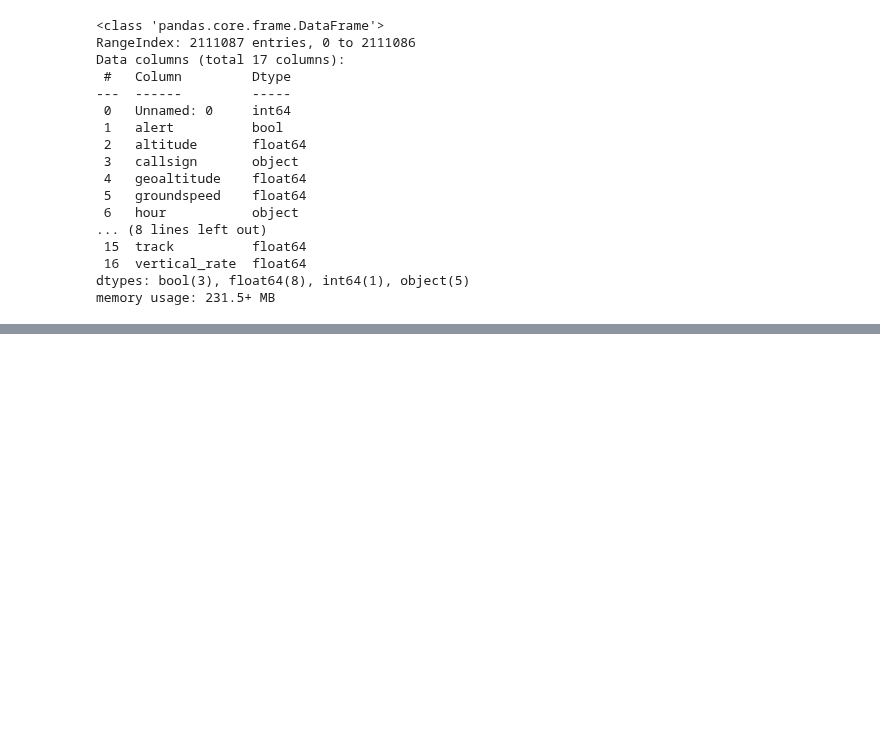
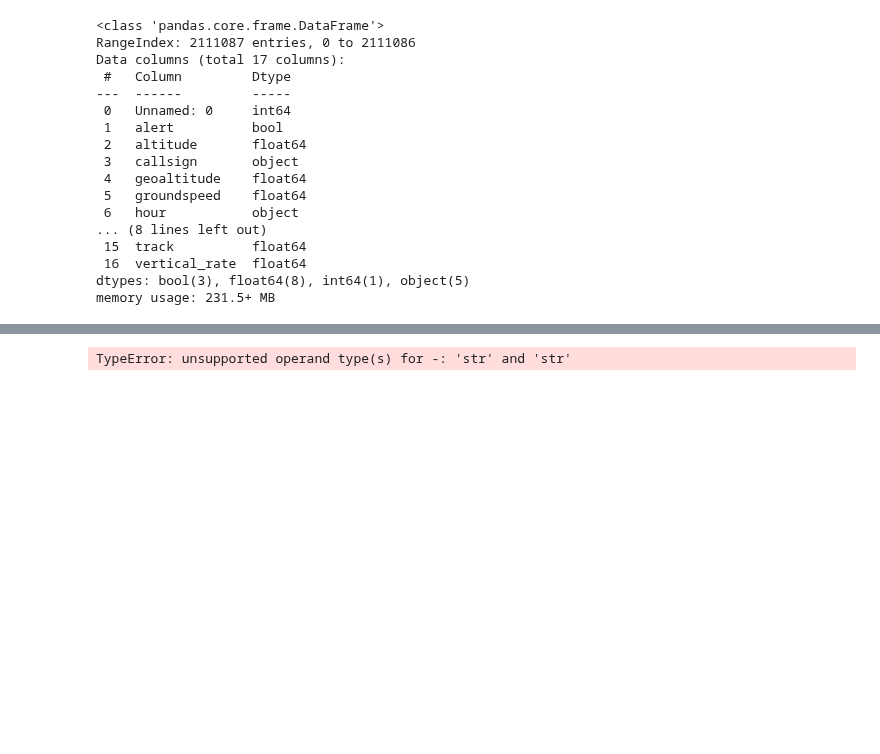
Before and after one commit to jaimebw/tfg, a Jupyter notebook: libros/filtrado_datos.ipynb, the cells around one changed output, grey strips where cells are left out. Cells and saved outputs as stored; diff of their text form; code cells hidden in the pictures; blank space fills up the shorter version.

```diff
--- a/libros/filtrado_datos.ipynb
+++ b/libros/filtrado_datos.ipynb
@@ -65,0 +137,16 @@ vuelos_prueba.data.describe()
+# %%
+import matplotlib.pyplot as plt
+from traffic.drawing import EuroPP, PlateCarree, countries, rivers
+with plt.style.context('traffic'):
+
+    fig, ax = plt.subplots(
+        subplot_kw=dict(projection=EuroPP())
+    )
+    ax.set_extent((-7, 13, 42, 50))
+
+    # no specific method for that in traffic
+    # but switch back to pandas DataFrame for manual plot
+    vuelos.plot(ax)
+# %% [output]
+TypeError: unsupported operand type(s) for -: 'str' and 'str'
+[figure, added]
```
Also changed, not shown: parts of 13 cells of this notebook.
